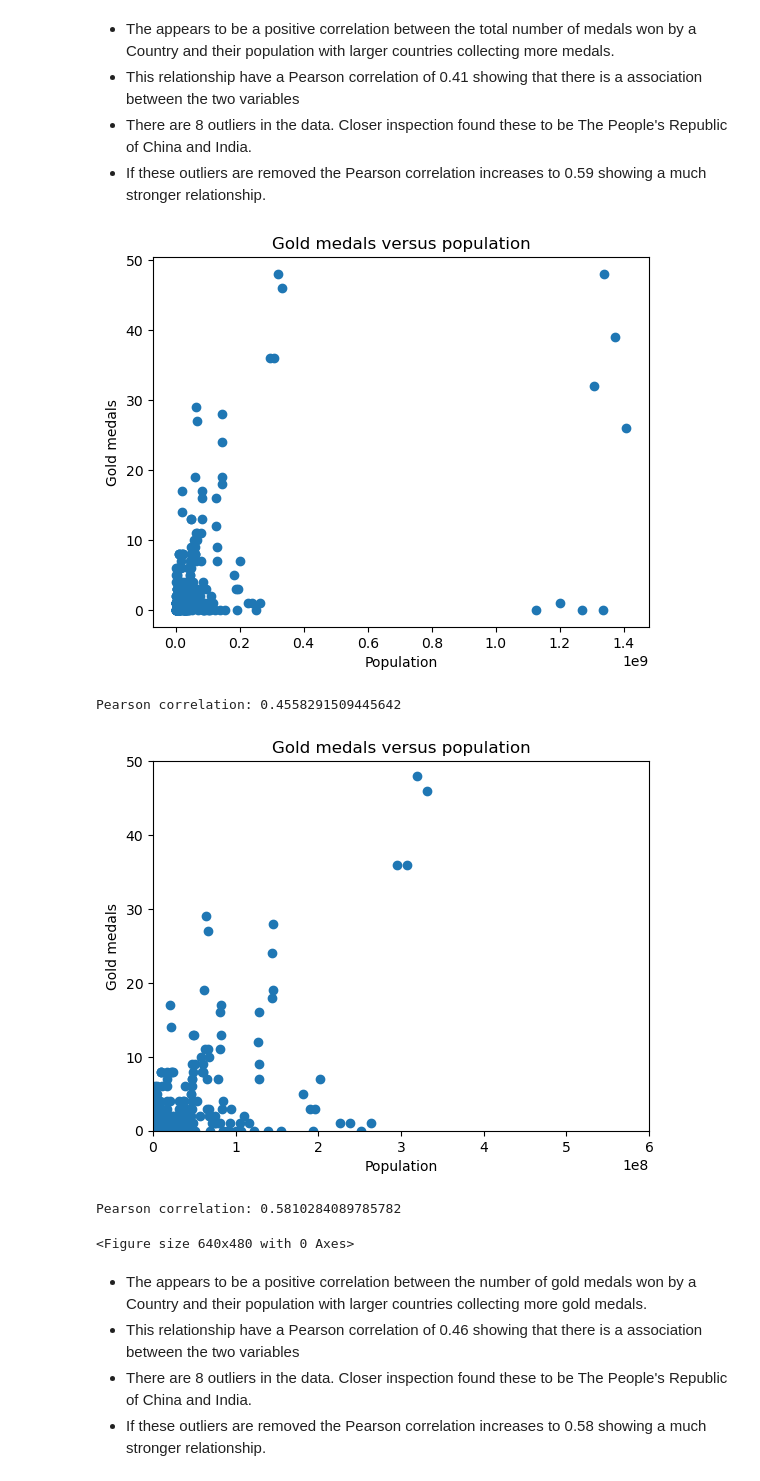
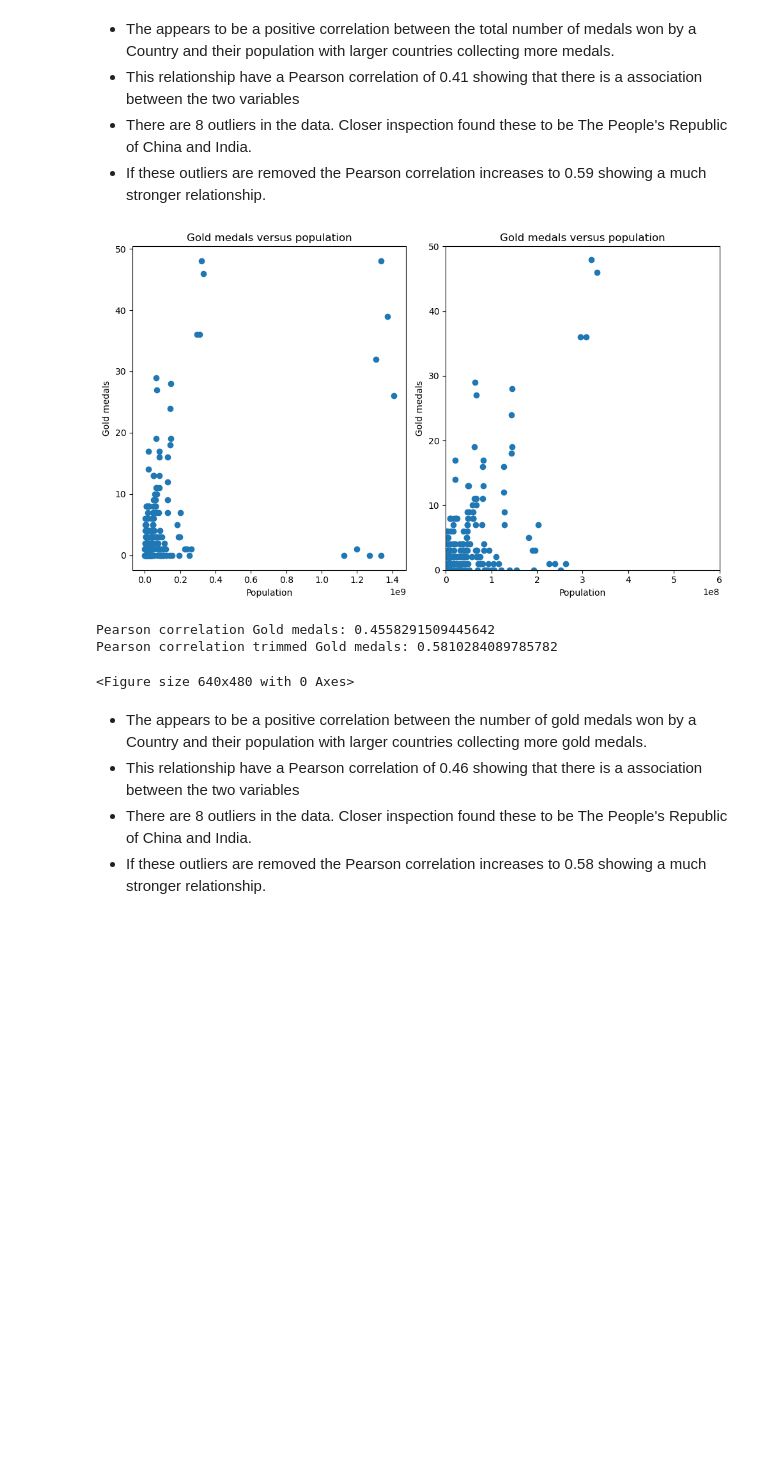
Before and after one commit to catherinekelly33/Portfolio_olympics, a Jupyter notebook: medal_relationships.ipynb, the cells around one changed output. Saved outputs shown, nothing was run; the diff lists cells and outputs as text; code cells hidden in the pictures; blank space fills up the shorter version.

```diff
--- a/medal_relationships.ipynb
+++ b/medal_relationships.ipynb
@@ -175,33 +184,34 @@ Pearson correlation: 0.5918811093106676
 * There are 8 outliers in the data. Closer inspection found these to be The People's Republic of China and India.
 * If these outliers are removed the Pearson correlation increases to 0.59 showing a much stronger relationship.
 # %%
+plt.figure(figsize=(10,6))
+plt.subplot(1,2,1)
 plt.scatter(medals_GDP_population.population, medals_GDP_population.gold)
 plt.xlabel('Population')
 plt.ylabel('Gold medals')
 plt.title('Gold medals versus population')
-plt.show()
-plt.clf()
 
-corr, p = pearsonr(medals_GDP_population.population, medals_GDP_population.gold)
-print('Pearson correlation:', corr)
-
-
+plt.subplot(1,2,2)
 plt.scatter(medals_GDP_population_trimmed.population, medals_GDP_population_trimmed.gold)
 plt.xlabel('Population')
 plt.ylabel('Gold medals')
 plt.title('Gold medals versus population')
 plt.axis([0, 600000000, 0, 50])
+plt.tight_layout()
+plt.savefig('population_gold.png')
 plt.show()
 plt.clf()
 
+corr, p = pearsonr(medals_GDP_population.population, medals_GDP_population.gold)
+print('Pearson correlation Gold medals:', corr)
+
 corr, p = pearsonr(medals_GDP_population_trimmed.population, medals_GDP_population_trimmed.gold)
-print('Pearson correlation:', corr)
+print('Pearson correlation trimmed Gold medals:', corr)
 # %% [output]
-[figure, old version]
+[figure, new version]
-Pearson correlation: 0.4558291509445642
+Pearson correlation Gold medals: 0.4558291509445642
+Pearson correlation trimmed Gold medals: 0.5810284089785782
-[figure, removed]
-Pearson correlation: 0.5810284089785782
+<Figure size 640x480 with 0 Axes>
-<Figure size 640x480 with 0 Axes>
 # %% [markdown]
 * The appears to be a positive correlation between the number of gold medals won by a Country and their population with larger countries collecting more gold medals.
 * This relationship have a Pearson correlation of 0.46 showing that there is a association between the two variables
```
Also changed, not shown: parts of 5 cells of this notebook, 16 other files.
